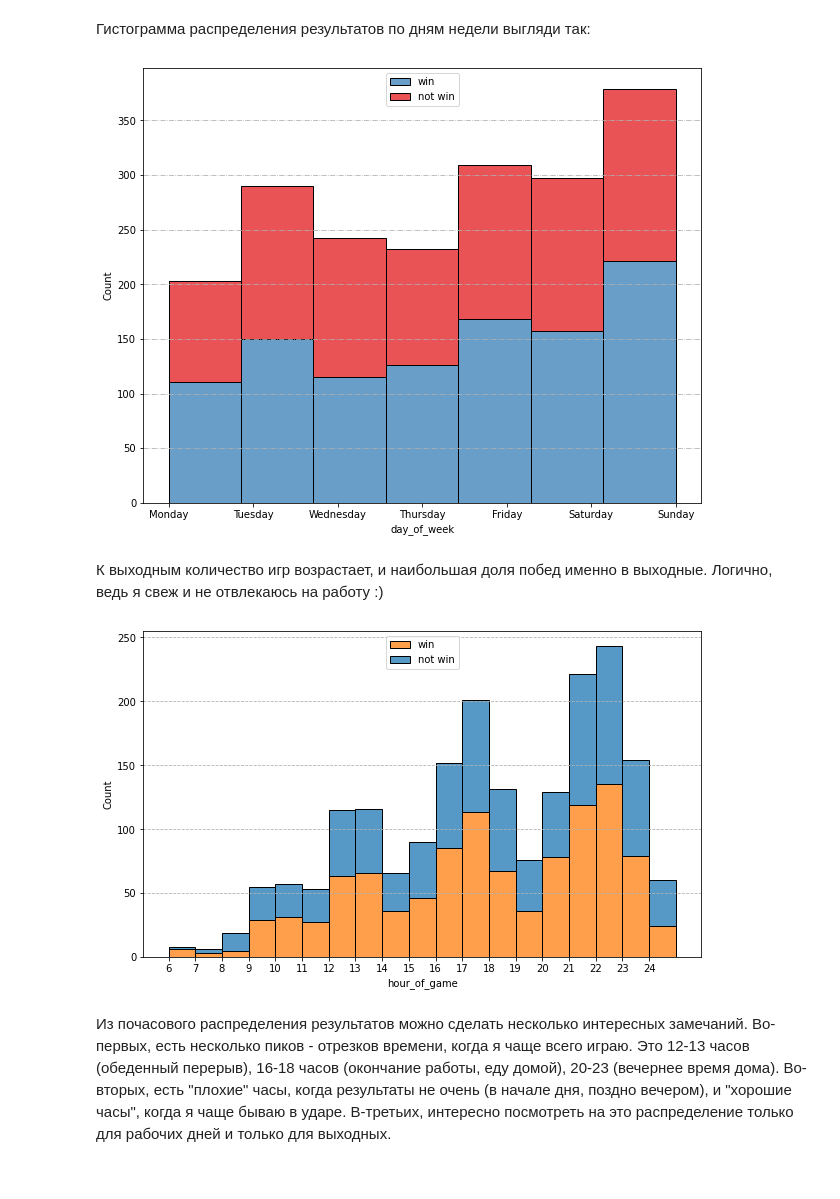
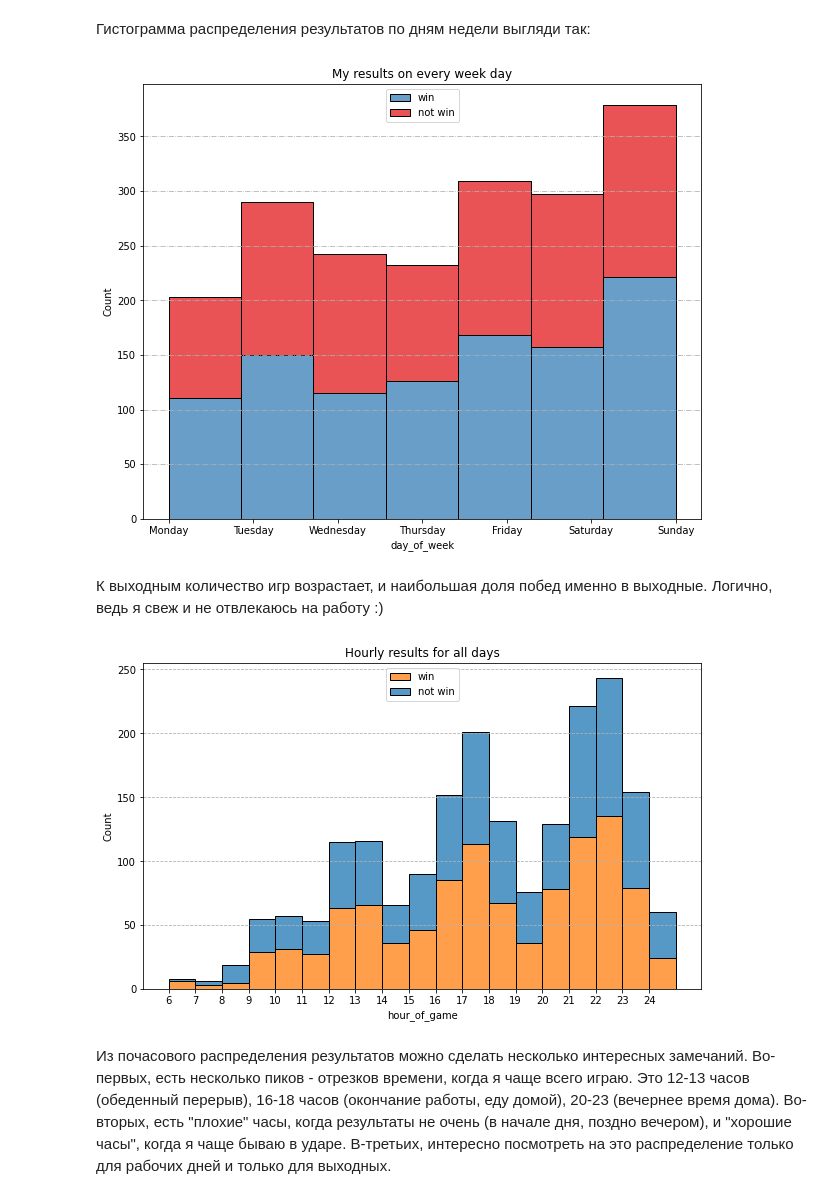
Before and after one commit to shemakale/chess-prediction, a Jupyter notebook: chess predictor github.ipynb, the cells around one changed output. Drawn from its saved outputs; the diff is of its cells as text; code cells hidden in the pictures.

```diff
--- a/chess predictor github.ipynb
+++ b/chess predictor github.ipynb
@@ -322,19 +322,21 @@ sns.histplot(data=chess_df, x=chess_df.day_of_week, hue='my_result', bins=7, mul
 plt.xticks(ticks=range(1, 8), labels=['Monday', 'Tuesday', 'Wednesday', 'Thursday', 'Friday', 'Saturday', 'Sunday'])
 plt.legend(('win', 'not win'), loc='upper center')
 plt.grid(axis='y', linestyle='-.')
+plt.title('My results on every week day')
 plt.plot();
 # %% [output]
-[figure, old version]
+[figure, new version]
 # %% [markdown]
 К выходным количество игр возрастает, и наибольшая доля побед именно в выходные. Логично, ведь я свеж и не отвлекаюсь на работу :)
 # %%
 plt.figure(figsize=(10, 6))
 sns.histplot(data=chess_df, x=chess_df.hour_of_game, hue='my_result', bins=19, multiple='stack')
 plt.xticks(ticks=range(25))
 plt.legend(('win', 'not win'), loc='upper center')
 plt.grid(axis='y', linestyle='--')
+plt.title('Hourly results for all days')
 plt.plot();
 # %% [output]
-[figure, old version]
+[figure, new version]
 # %% [markdown]
 Из почасового распределения результатов можно сделать несколько интересных замечаний. Во-первых, есть несколько пиков - отрезков времени, когда я чаще всего играю. Это 12-13 часов (обеденный перерыв), 16-18 часов (окончание работы, еду домой), 20-23 (вечернее время дома). Во-вторых, есть "плохие" часы, когда результаты не очень (в начале дня, поздно вечером), и "хорошие часы", когда я чаще бываю в ударе. В-третьих, интересно посмотреть на это распределение только для рабочих дней и только для выходных.
```
Also changed, not shown: parts of 34 cells of this notebook.
